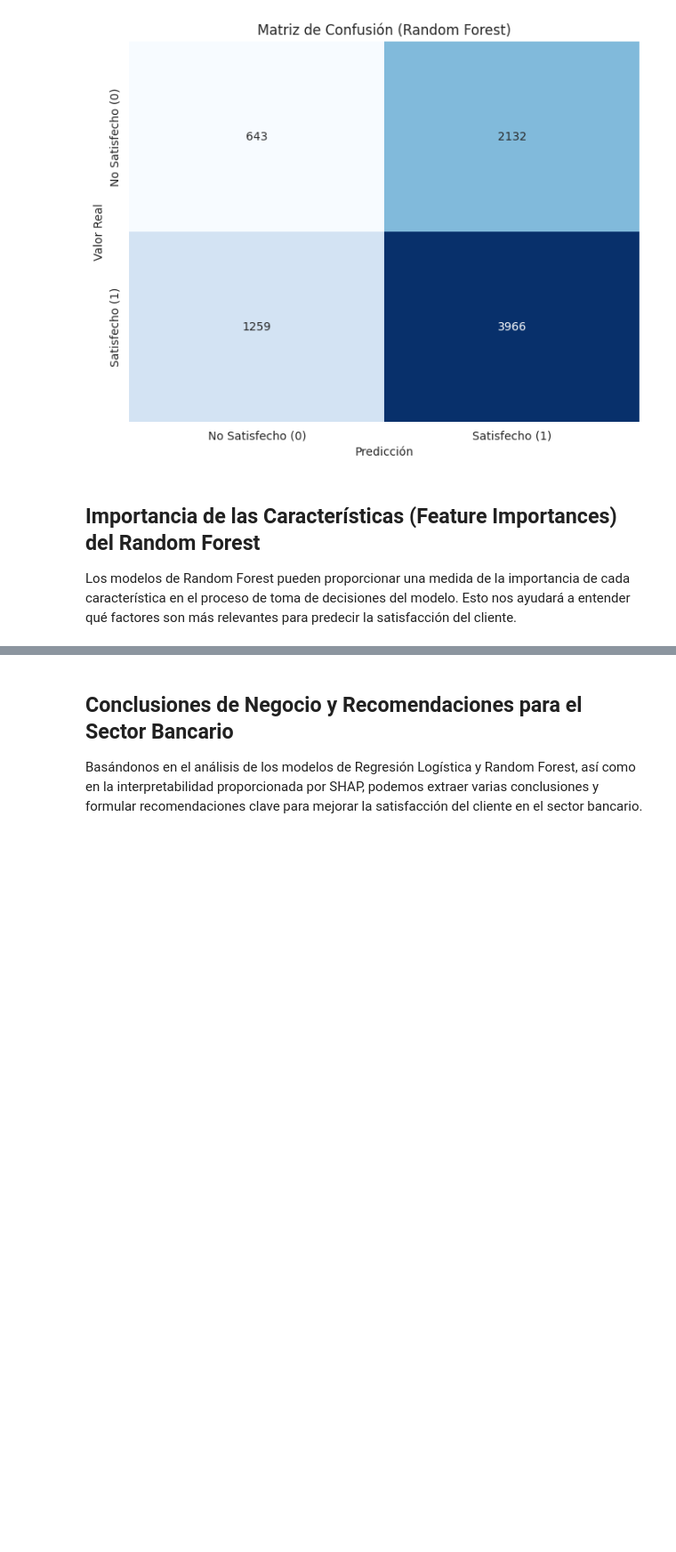
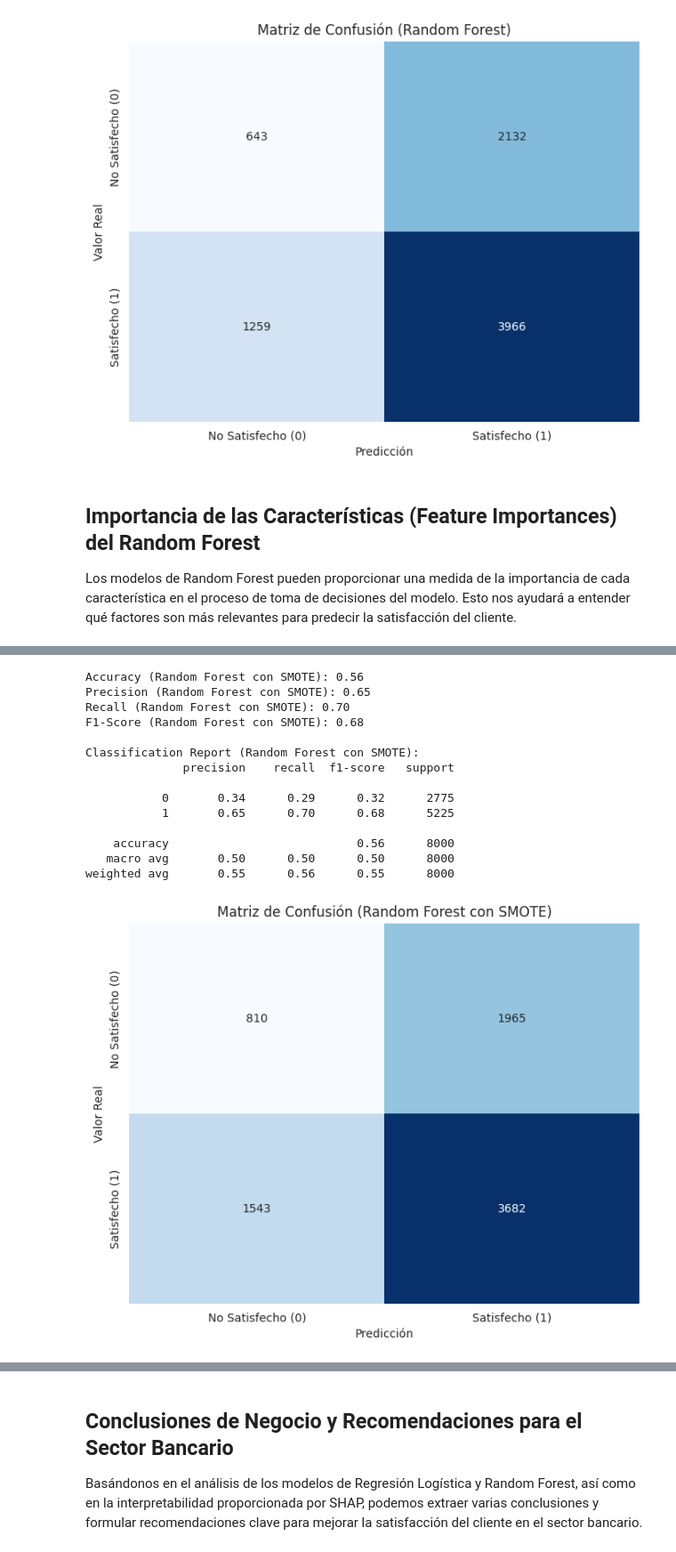
Before and after one commit to signur43/Curso_DataScience, a Jupyter notebook: proyecto_90460_data.ipynb, the cells around one changed output, grey strips where cells are left out. Shown at 89% size. Cells and saved outputs as stored; diff of their text form; code cells hidden in the pictures; blank space fills up the shorter version.

```diff
--- a/proyecto_90460_data.ipynb
+++ b/proyecto_90460_data.ipynb
@@ -1105,0 +1060,11 @@ Este gráfico te permite observar:
+# %%
+from sklearn.ensemble import RandomForestClassifier
+
+# Inicializar y entrenar el modelo de Random Forest con los datos resampleados
+# class_weight='balanced' no es estrictamente necesario aquí después de SMOTE,
+# pero no perjudica y puede actuar como una capa extra de protección.
+rf_model_smote = RandomForestClassifier(n_estimators=100, random_state=42, class_weight='balanced', n_jobs=-1)
+rf_model_smote.fit(X_train_res, y_train_res)
+
+# Realizar predicciones en el conjunto de prueba (no resampleado)
+y_pred_rf_smote = rf_model_smote.predict(X_test_clf)
@@ -1105,0 +1075,39 @@ Este gráfico te permite observar:
+# %%
+from sklearn.metrics import accuracy_score, precision_score, recall_score, f1_score, confusion_matrix, classification_report
+import matplotlib.pyplot as plt
+import seaborn as sns
+
+print(f"Accuracy (Random Forest con SMOTE): {accuracy_score(y_test_clf, y_pred_rf_smote):.2f}")
+print(f"Precision (Random Forest con SMOTE): {precision_score(y_test_clf, y_pred_rf_smote):.2f}")
+print(f"Recall (Random Forest con SMOTE): {recall_score(y_test_clf, y_pred_rf_smote):.2f}")
+print(f"F1-Score (Random Forest con SMOTE): {f1_score(y_test_clf, y_pred_rf_smote):.2f}")
+
+print("\nClassification Report (Random Forest con SMOTE):")
+print(classification_report(y_test_clf, y_pred_rf_smote))
+
+# Matriz de Confusión
+cm_rf_smote = confusion_matrix(y_test_clf, y_pred_rf_smote)
+plt.figure(figsize=(8, 6))
+sns.heatmap(cm_rf_smote, annot=True, fmt='d', cmap='Blues', cbar=False,
+            xticklabels=['No Satisfecho (0)', 'Satisfecho (1)'],
+            yticklabels=['No Satisfecho (0)', 'Satisfecho (1)'])
+plt.xlabel('Predicción')
+plt.ylabel('Valor Real')
+plt.title('Matriz de Confusión (Random Forest con SMOTE)')
+plt.show()
+# %% [output]
+Accuracy (Random Forest con SMOTE): 0.56
+Precision (Random Forest con SMOTE): 0.65
+Recall (Random Forest con SMOTE): 0.70
+F1-Score (Random Forest con SMOTE): 0.68
+
+Classification Report (Random Forest con SMOTE):
+              precision    recall  f1-score   support
+
+           0       0.34      0.29      0.32      2775
+           1       0.65      0.70      0.68      5225
+
+    accuracy                           0.56      8000
+   macro avg       0.50      0.50      0.50      8000
+weighted avg       0.55      0.56      0.55      8000
+[figure, added]
```
Also changed, not shown: parts of 26 cells of this notebook.
